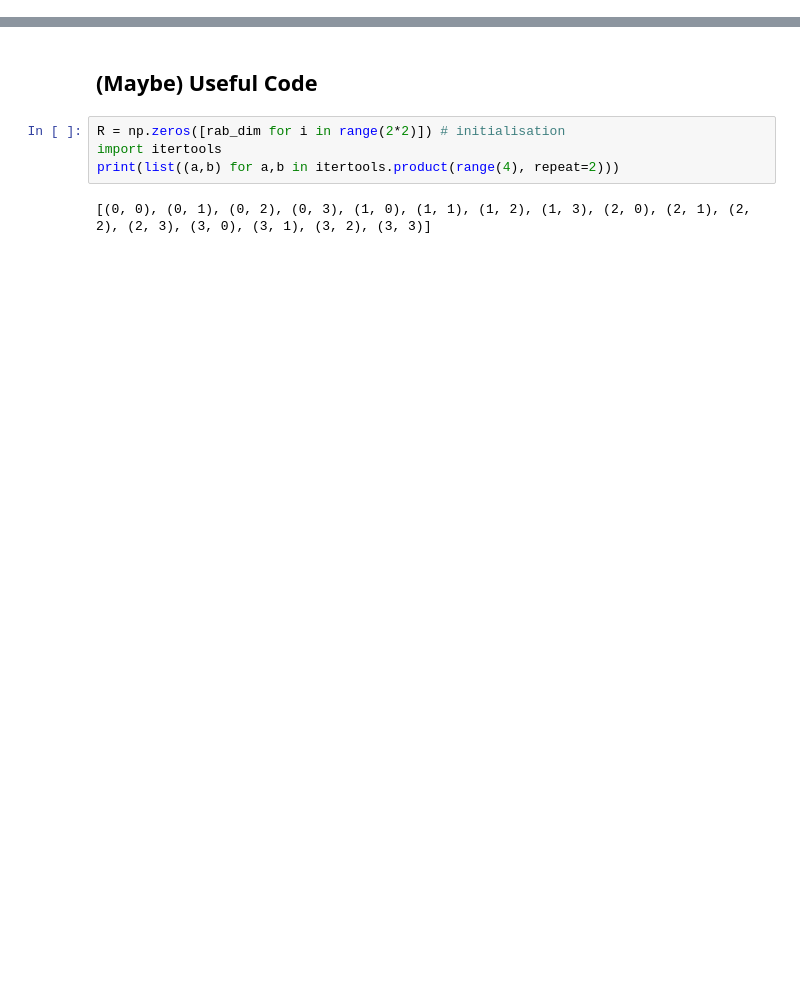
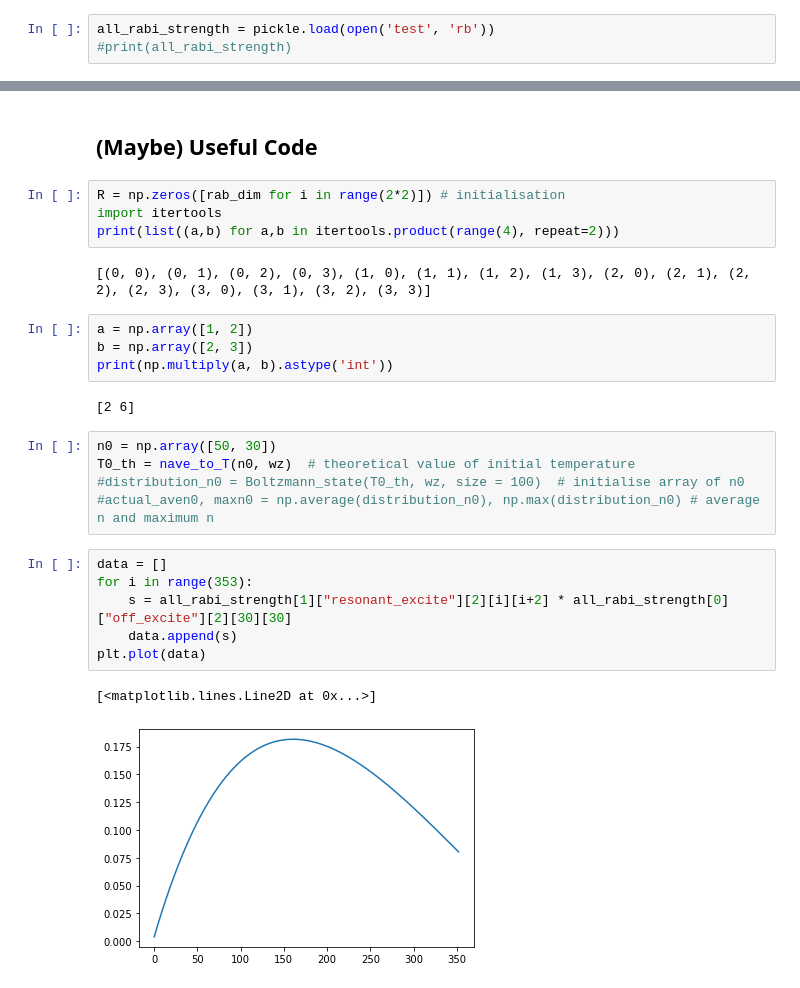
Before and after one commit to xw917/MSci-Project-, a Jupyter notebook: MSci Project - Thompson-1.ipynb, the cells around one changed output, grey strips where cells are left out. Drawn from its saved outputs; the diff is of its cells as text; blank space fills up the shorter version.

```diff
--- a/MSci Project - Thompson-1.ipynb
+++ b/MSci Project - Thompson-1.ipynb
@@ -740,0 +760,3 @@ Calculating $P_{e}=|e g|^{2}+|e e|^{2}$ for one ion and $P_{e}=|g e|^{2}+|e e|^{
+# %%
+all_rabi_strength = pickle.load(open('test', 'rb'))
+#print(all_rabi_strength)
@@ -746,3 +793,23 @@ import itertools
 print(list((a,b) for a,b in itertools.product(range(4), repeat=2)))
 # %% [output]
 [(0, 0), (0, 1), (0, 2), (0, 3), (1, 0), (1, 1), (1, 2), (1, 3), (2, 0), (2, 1), (2, 2), (2, 3), (3, 0), (3, 1), (3, 2), (3, 3)]
+# %%
+a = np.array([1, 2])
+b = np.array([2, 3])
+print(np.multiply(a, b).astype('int'))
+# %% [output]
+[2 6]
+# %%
+n0 = np.array([50, 30])
+T0_th = nave_to_T(n0, wz)  # theoretical value of initial temperature
+#distribution_n0 = Boltzmann_state(T0_th, wz, size = 100)  # initialise array of n0
+#actual_aven0, maxn0 = np.average(distribution_n0), np.max(distribution_n0) # average n and maximum n
+# %%
+data = []
+for i in range(353):
+    s = all_rabi_strength[1]["resonant_excite"][2][i][i+2] * all_rabi_strength[0]["off_excite"][2][30][30]
+    data.append(s)
+plt.plot(data)
+# %% [output]
+[<matplotlib.lines.Line2D at 0x...>]
+[figure, added]
```
Also changed, not shown: parts of 12 cells of this notebook, 5 other files.
